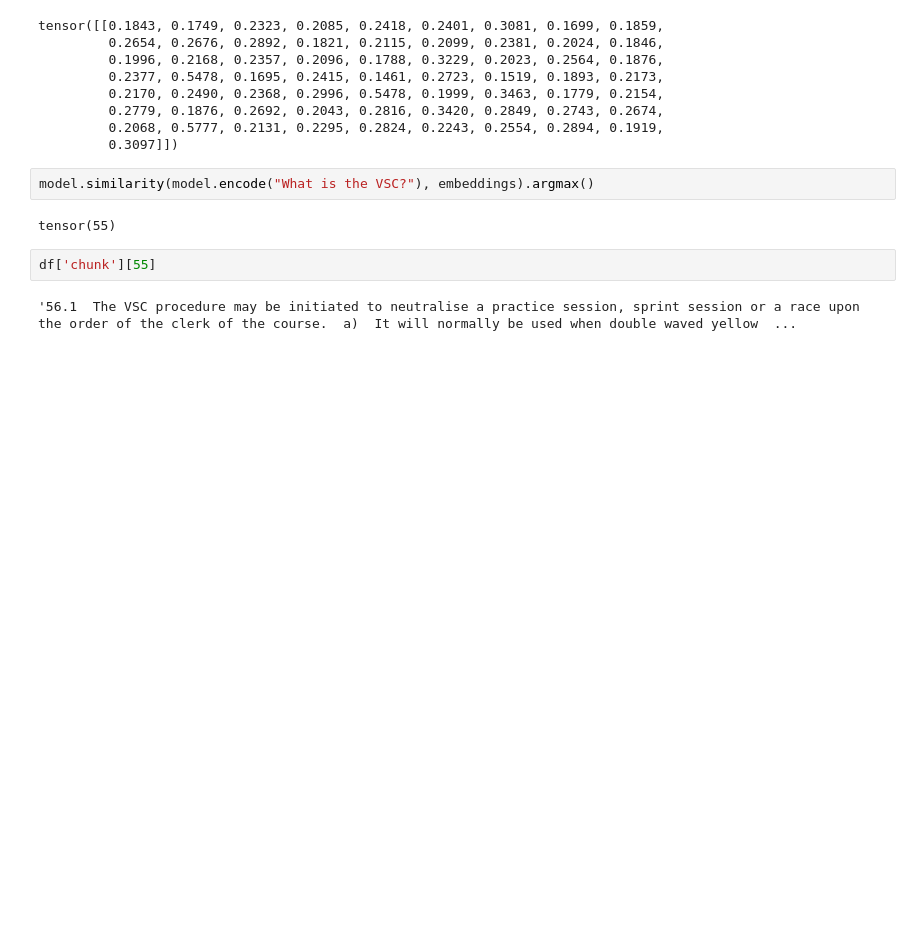
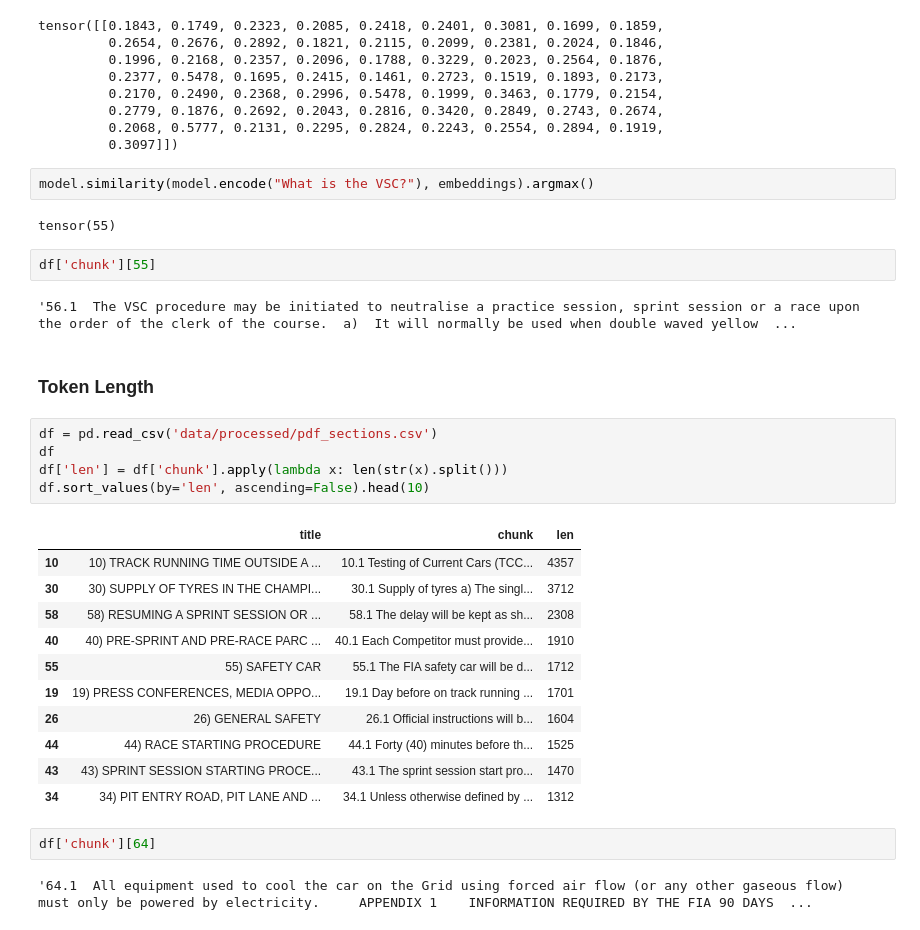
Before and after one commit to FabienRoussel/F1-regulation-RAG-2025, a Jupyter notebook: src/processing/processing_text.ipynb, the cells around one changed output. Drawn from its saved outputs; the diff is of its cells as text; blank space fills up the shorter version.

```diff
--- a/src/processing/processing_text.ipynb
+++ b/src/processing/processing_text.ipynb
@@ -247,3 +292,26 @@ tensor(55)
 df['chunk'][55]
 # %% [output]
 '56.1  The VSC procedure may be initiated to neutralise a practice session, sprint session or a race upon  the order of the clerk of the course.  a)  It will normally be used when double waved yellow  ...
+# %% [markdown]
+### Token Length
+# %%
+df = pd.read_csv('data/processed/pdf_sections.csv')
+df
+df['len'] = df['chunk'].apply(lambda x: len(str(x).split()))
+df.sort_values(by='len', ascending=False).head(10)
+# %% [output]
+|  | title | chunk | len |
+| 10 | 10) TRACK RUNNING TIME OUTSIDE A ... | 10.1 Testing of Current Cars (TCC... | 4357 |
+| 30 | 30) SUPPLY OF TYRES IN THE CHAMPI... | 30.1 Supply of tyres a) The singl... | 3712 |
+| 58 | 58) RESUMING A SPRINT SESSION OR ... | 58.1 The delay will be kept as sh... | 2308 |
+| 40 | 40) PRE-SPRINT AND PRE-RACE PARC ... | 40.1 Each Competitor must provide... | 1910 |
+| 55 | 55) SAFETY CAR | 55.1 The FIA safety car will be d... | 1712 |
+| 19 | 19) PRESS CONFERENCES, MEDIA OPPO... | 19.1 Day before on track running ... | 1701 |
+| 26 | 26) GENERAL SAFETY | 26.1 Official instructions will b... | 1604 |
+| 44 | 44) RACE STARTING PROCEDURE | 44.1 Forty (40) minutes before th... | 1525 |
+| 43 | 43) SPRINT SESSION STARTING PROCE... | 43.1 The sprint session start pro... | 1470 |
+| 34 | 34) PIT ENTRY ROAD, PIT LANE AND ... | 34.1 Unless otherwise defined by ... | 1312 |
+# %%
+df['chunk'][64]
+# %% [output]
+'64.1  All equipment used to cool the car on the Grid using forced air flow (or any other gaseous flow)  must only be powered by electricity.     APPENDIX 1    INFORMATION REQUIRED BY THE FIA 90 DAYS  ...
```
Also changed, not shown: parts of 8 cells of this notebook, 11 other files.
